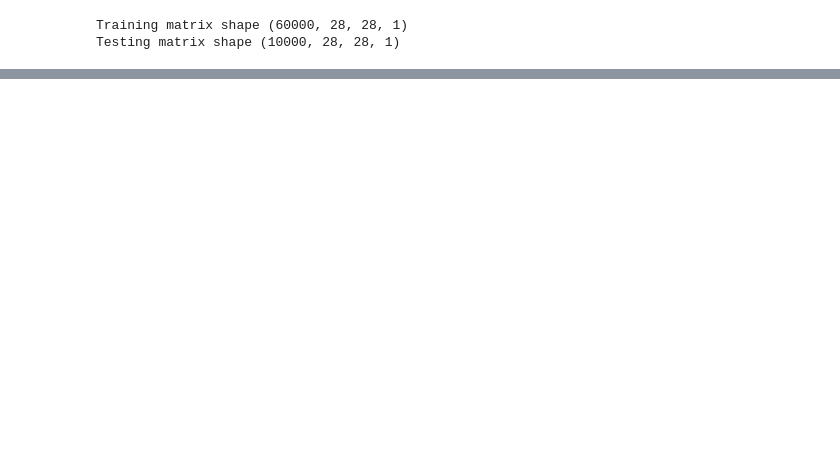
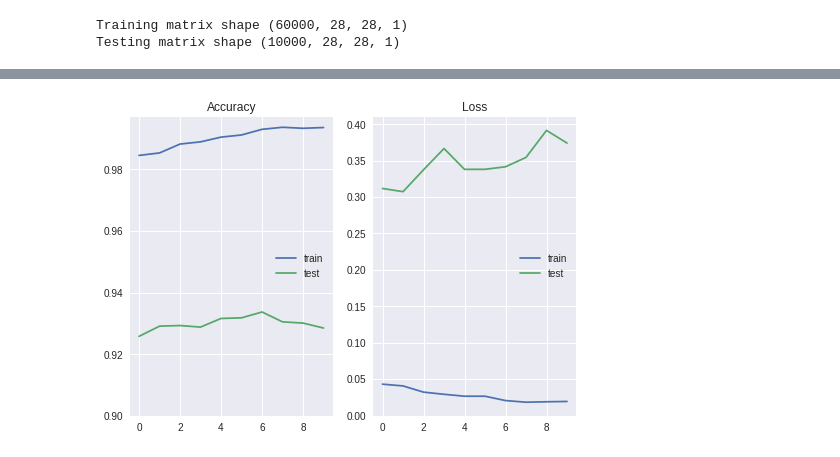
Before and after one commit to emredjan/keras-mnist-tutorial, a Jupyter notebook: keras_mnist.ipynb, the cells around one changed output, grey strips where cells are left out. Saved outputs shown, nothing was run; the diff lists cells and outputs as text; code cells hidden in the pictures; blank space fills up the shorter version.

```diff
--- a/keras_mnist.ipynb
+++ b/keras_mnist.ipynb
@@ -138,3 +152,18 @@ Epoch 10/10
+# %%
+plt.subplot(1, 2, 1)
+plt.plot(model_train.history['acc'], label='train')
+plt.plot(model_train.history['val_acc'], label='test')
+plt.title('Accuracy')
+plt.legend(loc='center right')
+plt.ylim(0.9, )
+
+plt.subplot(1, 2, 2)
+plt.plot(model_train.history['loss'], label='train')
+plt.plot(model_train.history['val_loss'], label='test')
+plt.title('Loss')
+plt.legend(loc='center right');
+# %% [output]
+[figure, added]
 # %%
 score = model.evaluate(X_test, Y_test, verbose=0)
 print('Test score:', score[0])
```
Also changed, not shown: parts of 7 cells of this notebook.
